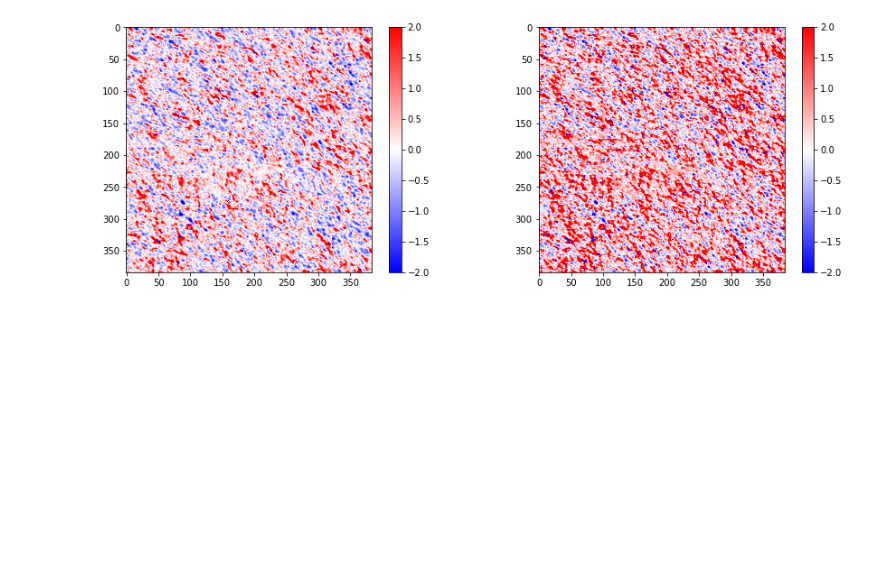
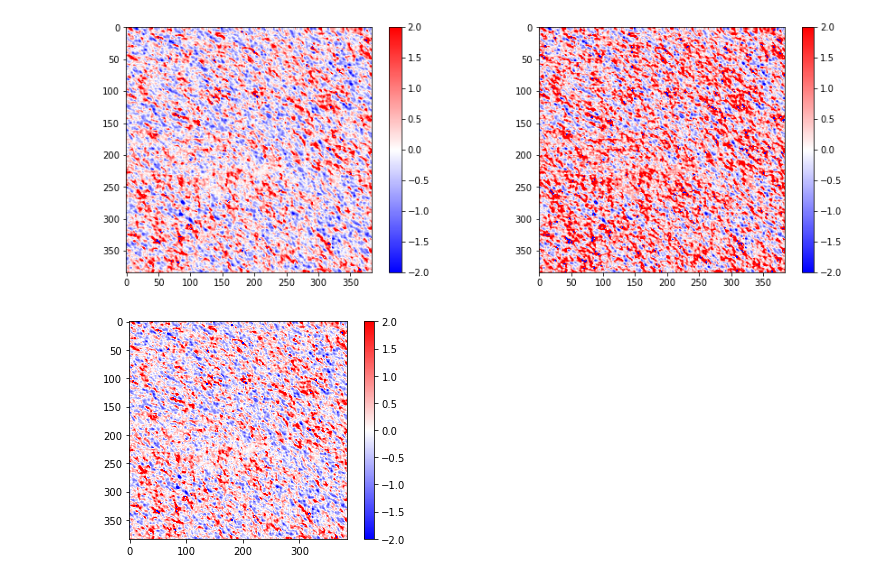
Before and after one commit to anmgomezmo/Homework-2-Solar-Astrophysics, a Jupyter notebook: Problem 3.ipynb, the cells around one changed output. Drawn from its saved outputs; the diff is of its cells as text; code cells hidden in the pictures; blank space fills up the shorter version.

Commit message:
More images added to repository

```diff
--- a/Problem 3.ipynb
+++ b/Problem 3.ipynb
@@ -118,6 +118,12 @@ plt.colorbar()
 # %% [output]
 <matplotlib.colorbar.Colorbar at 0x...>
 [figure]
+# %%
+plt.imshow(v_1[:,:],cmap='bwr',vmin=-2,vmax=2)
+plt.colorbar()
+plt.savefig('Problem3_c.png',dpi=300)
+# %% [output]
+[figure, added]
 # %%
 x_pixcel=192
 y_pixcel=192
```
Also changed, not shown: parts of 2 cells of this notebook, 4 other files.
